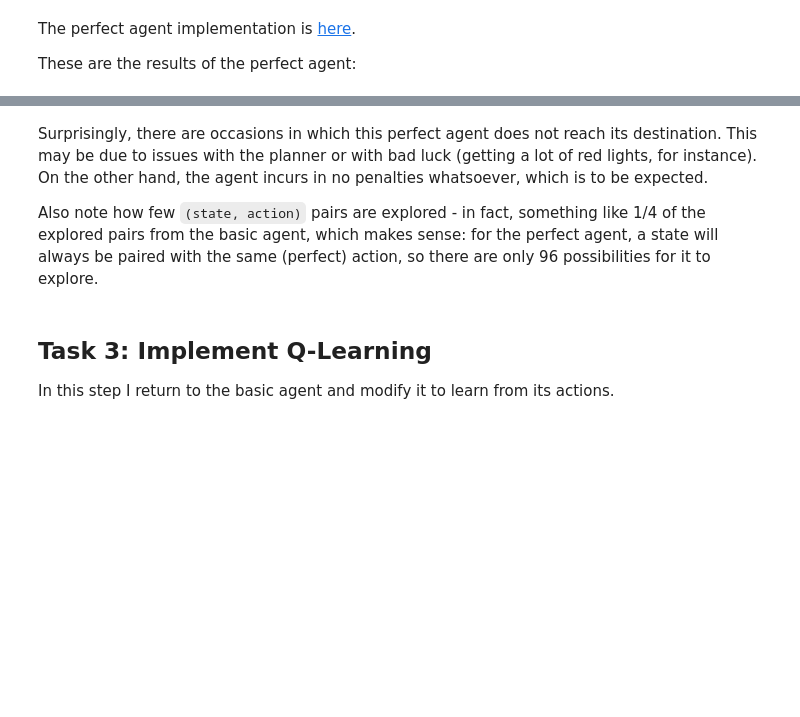
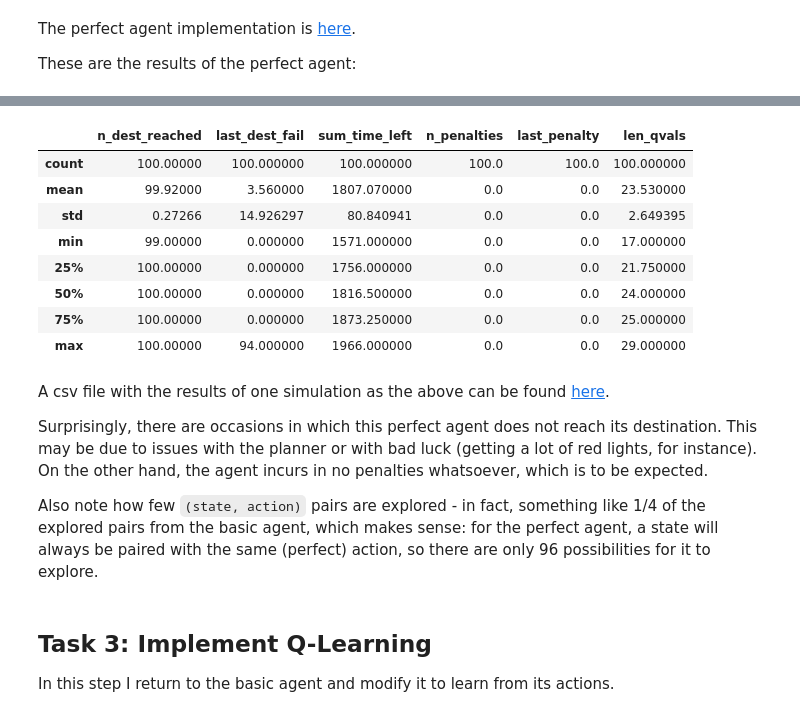
Before and after one commit to lmurtinho/mlend_ps4_smartcab, a Jupyter notebook: project_report.ipynb, the cells around one changed output, grey strips where cells are left out. Drawn from its saved outputs; the diff is of its cells as text; code cells hidden in the pictures; blank space fills up the shorter version.

```diff
--- a/project_report.ipynb
+++ b/project_report.ipynb
@@ -217,4 +199,21 @@ df_perfect.describe()
+# %%
+from smartcab.perfect_agent import PerfectAgent
+
+df_perfect = run_sims(100, 100, PerfectAgent)
+df_perfect.describe()
+# %% [output]
+|  | n_dest_reached | last_dest_fail | sum_time_left | n_penalties | last_penalty | len_qvals |
+| count | 100.00000 | 100.000000 | 100.000000 | 100.0 | 100.0 | 100.000000 |
+| mean | 99.92000 | 3.560000 | 1807.070000 | 0.0 | 0.0 | 23.530000 |
+| std | 0.27266 | 14.926297 | 80.840941 | 0.0 | 0.0 | 2.649395 |
+| min | 99.00000 | 0.000000 | 1571.000000 | 0.0 | 0.0 | 17.000000 |
+| 25% | 100.00000 | 0.000000 | 1756.000000 | 0.0 | 0.0 | 21.750000 |
+| 50% | 100.00000 | 0.000000 | 1816.500000 | 0.0 | 0.0 | 24.000000 |
+| 75% | 100.00000 | 0.000000 | 1873.250000 | 0.0 | 0.0 | 25.000000 |
+| max | 100.00000 | 94.000000 | 1966.000000 | 0.0 | 0.0 | 29.000000 |
 # %% [markdown]
+A csv file with the results of one simulation as the above can be found [here](https://github.com/lmurtinho/machine-learning/blob/my_projects/projects/smartcab/perfect_agent_results.csv).
+
 Surprisingly, there are occasions in which this perfect agent does not reach its destination. This may be due to issues with the planner or with bad luck (getting a lot of red lights, for instance). On the other hand, the agent incurs in no penalties whatsoever, which is to be expected.
 
 Also note how few `(state, action)` pairs are explored - in fact, something like 1/4 of the explored pairs from the basic agent, which makes sense: for the perfect agent, a state will always be paired with the same (perfect) action, so there are only 96 possibilities for it to explore.
```
Also changed, not shown: parts of 40 cells of this notebook, 18 other files.
